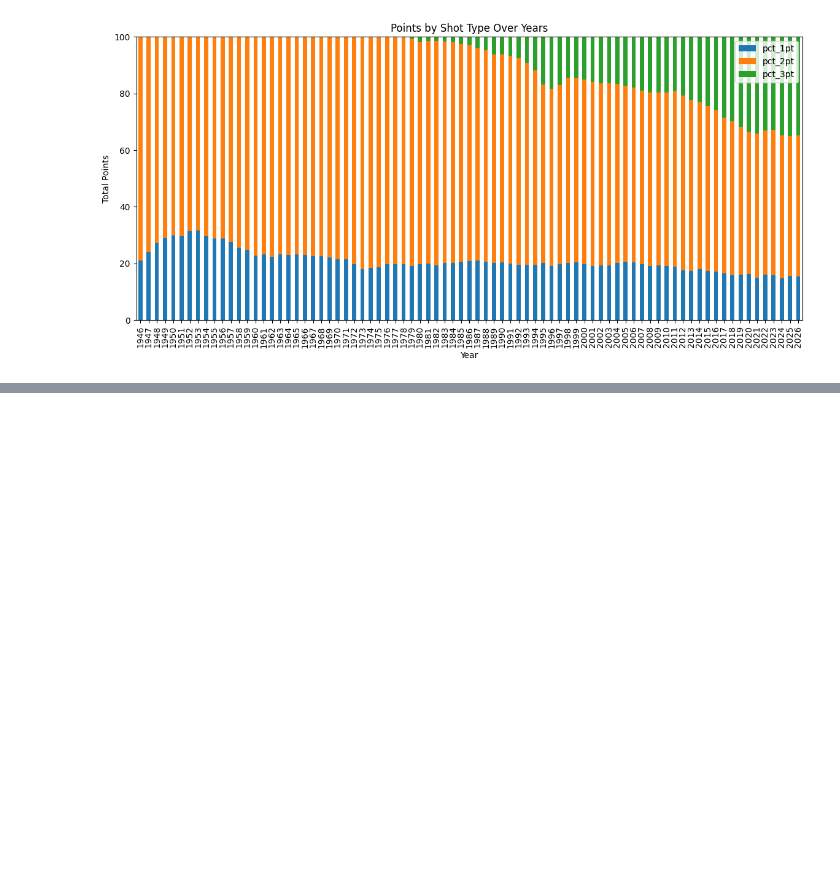
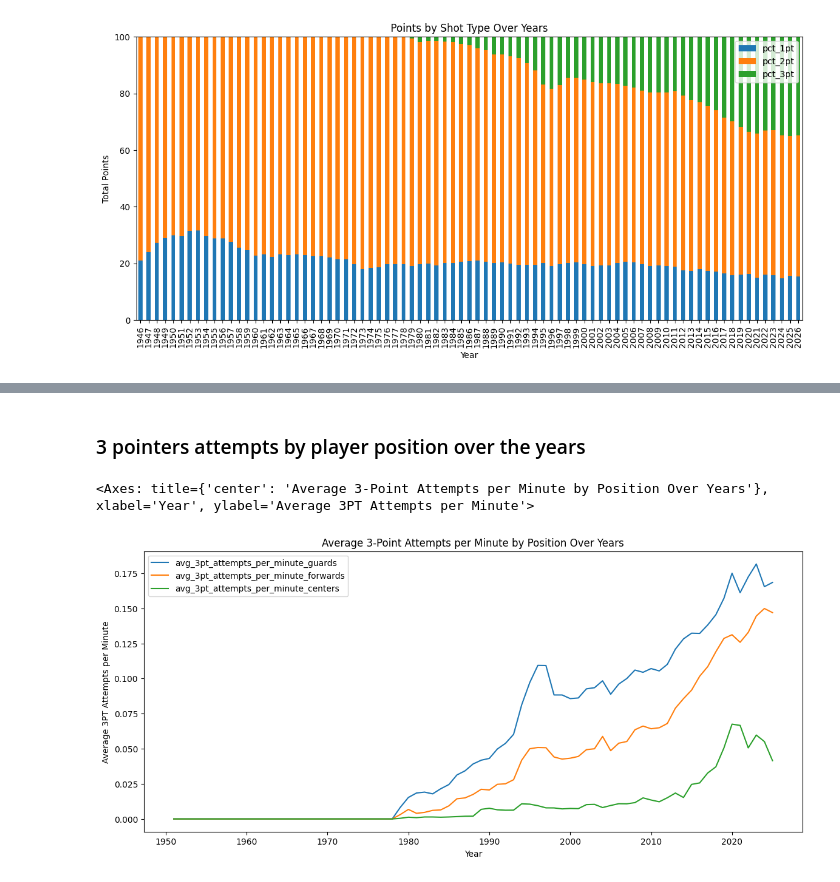
Before and after one commit to Mark-Rozenberg/Nba, a Jupyter notebook: Ingestion.ipynb, the cells around one changed output, grey strips where cells are left out. Drawn from its saved outputs; the diff is of its cells as text; code cells hidden in the pictures; blank space fills up the shorter version.

```diff
--- a/Ingestion.ipynb
+++ b/Ingestion.ipynb
@@ -347,0 +407,41 @@ test5.set_index("GameYear")[["pct_1pt", "pct_2pt", "pct_3pt"]].plot(
+# %% [markdown]
+### 3 pointers attempts by player position over the years
+# %%
+test8 = pd.read_sql_query('''
+with part1 as (
+    select
+        personId,
+        year(gameDateTimeEst) as GameYear,
+        sum(threePointersAttempted) as total_3pt_attempted,
+        sum(numMinutes) as total_minutes
+    from PlayerStat
+    where gameDateTimeEst is not null and year(gameDateTimeEst) < 2026
+    group by 1, 2
+),
+part2 as (
+select t1.*, t2.guard, t2.forward, t2.center,
+total_3pt_attempted / nullif(total_minutes, 0) as three_pt_attempts_per_minute
+from part1 t1
+left join
+players t2
+on t1.personId = t2.personId
+where total_minutes > 0
+)
+select GameYear,
+avg(case when guard = 1 then three_pt_attempts_per_minute end) as avg_3pt_attempts_per_minute_guards,
+avg(case when forward = 1 then three_pt_attempts_per_minute end) as avg_3pt_attempts_per_minute_forwards,
+avg(case when center = 1 then three_pt_attempts_per_minute end) as avg_3pt_attempts_per_minute_centers
+from part2
+group by 1
+order by 1
+''', conn)
+test8.set_index("GameYear")[["avg_3pt_attempts_per_minute_guards", "avg_3pt_attempts_per_minute_forwards", "avg_3pt_attempts_per_minute_centers"]].plot(
+    kind="line",
+    figsize=(14, 6),
+    title="Average 3-Point Attempts per Minute by Position Over Years",
+    xlabel="Year",
+    ylabel="Average 3PT Attempts per Minute"
+)
+# %% [output]
+<Axes: title={'center': 'Average 3-Point Attempts per Minute by Position Over Years'}, xlabel='Year', ylabel='Average 3PT Attempts per Minute'>
+[figure, added]
```
Also changed, not shown: parts of 9 cells of this notebook.
